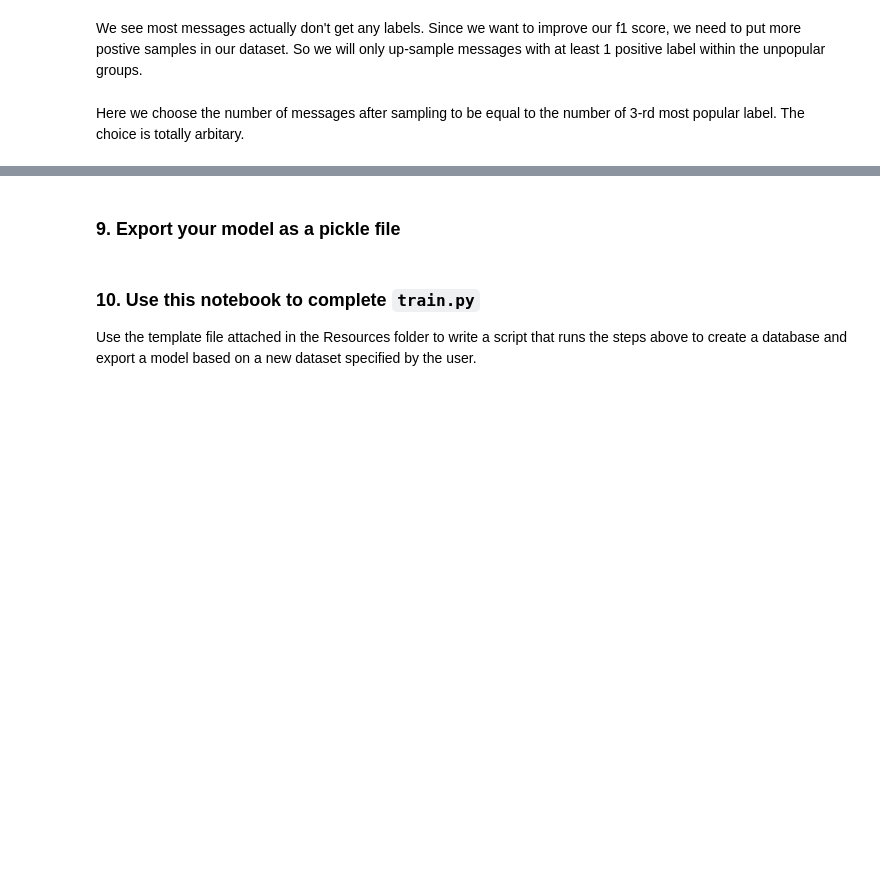
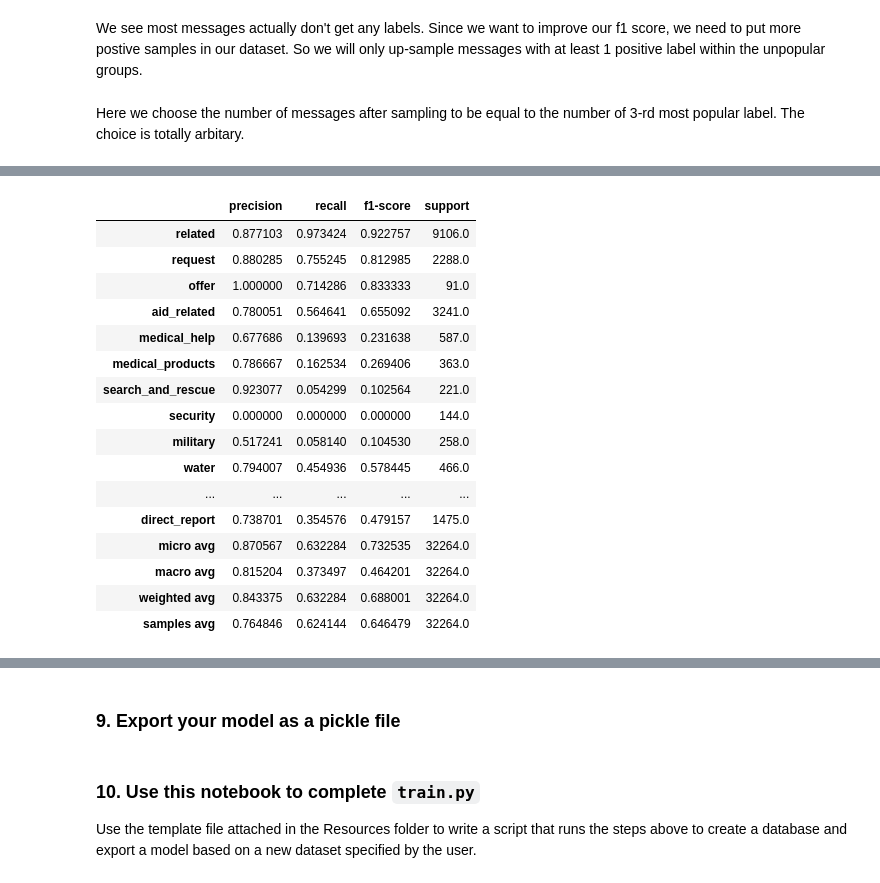
Before and after one commit to suebatista/Disaster-Response-Pipeline-Udacity, a Jupyter notebook: ML Pipeline Preparation.ipynb, the cells around one changed output, grey strips where cells are left out. Cells and saved outputs as stored; diff of their text form; code cells hidden in the pictures; blank space fills up the shorter version.

```diff
--- a/ML Pipeline Preparation.ipynb
+++ b/ML Pipeline Preparation.ipynb
@@ -341,0 +381,25 @@ The d
+# %%
+from sklearn.metrics import classification_report
+target_names = categories.columns.values
+report = classification_report(y_test, y_pred, target_names = target_names, output_dict=True, zero_division = 0)
+report_df = pd.DataFrame(report).transpose()
+# %%
+report_df
+# %% [output]
+|  | precision | recall | f1-score | support |
+| related | 0.877103 | 0.973424 | 0.922757 | 9106.0 |
+| request | 0.880285 | 0.755245 | 0.812985 | 2288.0 |
+| offer | 1.000000 | 0.714286 | 0.833333 | 91.0 |
+| aid_related | 0.780051 | 0.564641 | 0.655092 | 3241.0 |
+| medical_help | 0.677686 | 0.139693 | 0.231638 | 587.0 |
+| medical_products | 0.786667 | 0.162534 | 0.269406 | 363.0 |
+| search_and_rescue | 0.923077 | 0.054299 | 0.102564 | 221.0 |
+| security | 0.000000 | 0.000000 | 0.000000 | 144.0 |
+| military | 0.517241 | 0.058140 | 0.104530 | 258.0 |
+| water | 0.794007 | 0.454936 | 0.578445 | 466.0 |
+| ... | ... | ... | ... | ... |
+| direct_report | 0.738701 | 0.354576 | 0.479157 | 1475.0 |
+| micro avg | 0.870567 | 0.632284 | 0.732535 | 32264.0 |
+| macro avg | 0.815204 | 0.373497 | 0.464201 | 32264.0 |
+| weighted avg | 0.843375 | 0.632284 | 0.688001 | 32264.0 |
+| samples avg | 0.764846 | 0.624144 | 0.646479 | 32264.0 |
```
Also changed, not shown: parts of 24 cells of this notebook.
